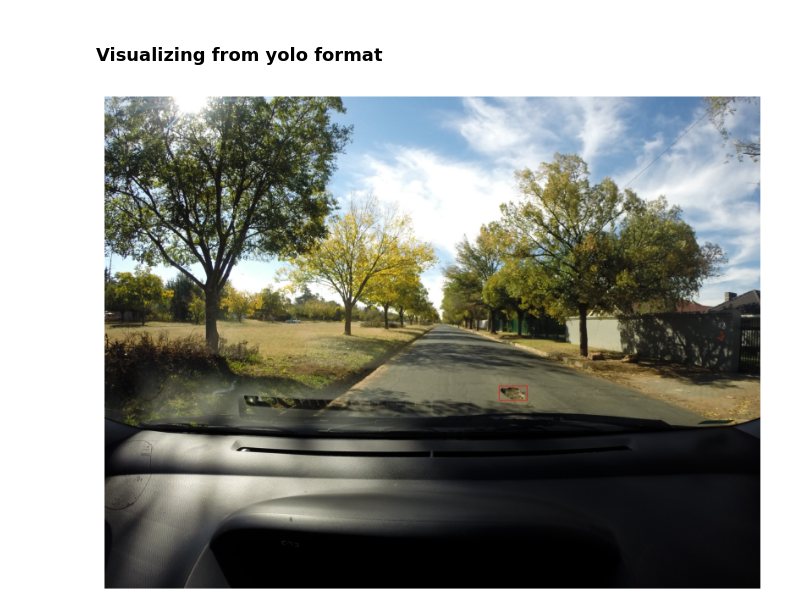
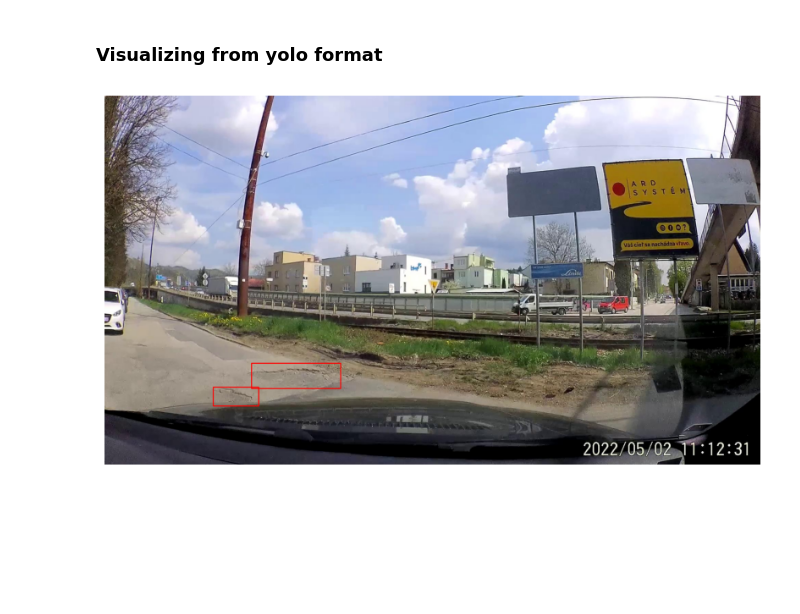
Before and after one commit to aram199922/pothole_detection, a Jupyter notebook: data_visualizer.ipynb, the cells around one changed output. Cells and saved outputs as stored; diff of their text form; code cells hidden in the pictures; blank space fills up the shorter version.

```diff
--- a/data_visualizer.ipynb
+++ b/data_visualizer.ipynb
@@ -62,44 +62,38 @@ plt.show()
 import cv2
 import matplotlib.pyplot as plt
 
-# Paths to the image and YOLO annotation file
-image_path = "yolo_data/train/images/G0449113.jpg"
-label_path = "yolo_data/train/labels/G0449113.txt"
+image_path = "yolo_data/train/images/Vid_1_Ca_00000000.jpg"
+label_path = "yolo_data/train/labels/Vid_1_Ca_00000000.txt"
 
-# Load the image
 image = cv2.imread(image_path)
 image = cv2.cvtColor(image, cv2.COLOR_BGR2RGB)
 
-# Get image dimensions
 image_height, image_width, _ = image.shape
 
-# Read the YOLO label file
 with open(label_path, 'r') as file:
     lines = file.readlines()
 
 # Draw bounding boxes on the image
 for line in lines:
     class_id, x_center, y_center, width, height = map(float, line.strip().split())
 
     # Convert YOLO format to pixel coordinates
     x_center *= image_width
     y_center *= image_height
     width *= image_width
     height *= image_height
 
     # Top-left and bottom-right coordinates
     x1 = int(x_center - width / 2)
     y1 = int(y_center - height / 2)
     x2 = int(x_center + width / 2)
     y2 = int(y_center + height / 2)
 
-    # Draw the bounding box
     cv2.rectangle(image, (x1, y1), (x2, y2), (255, 0, 0), 2)
 
-# Show the image with bounding boxes
 plt.figure(figsize=(10, 8))
 plt.imshow(image)
 plt.axis("off")
 plt.show()
 # %% [output]
-[figure, old version]
+[figure, new version]
```
Also changed, not shown: 2 other files.
